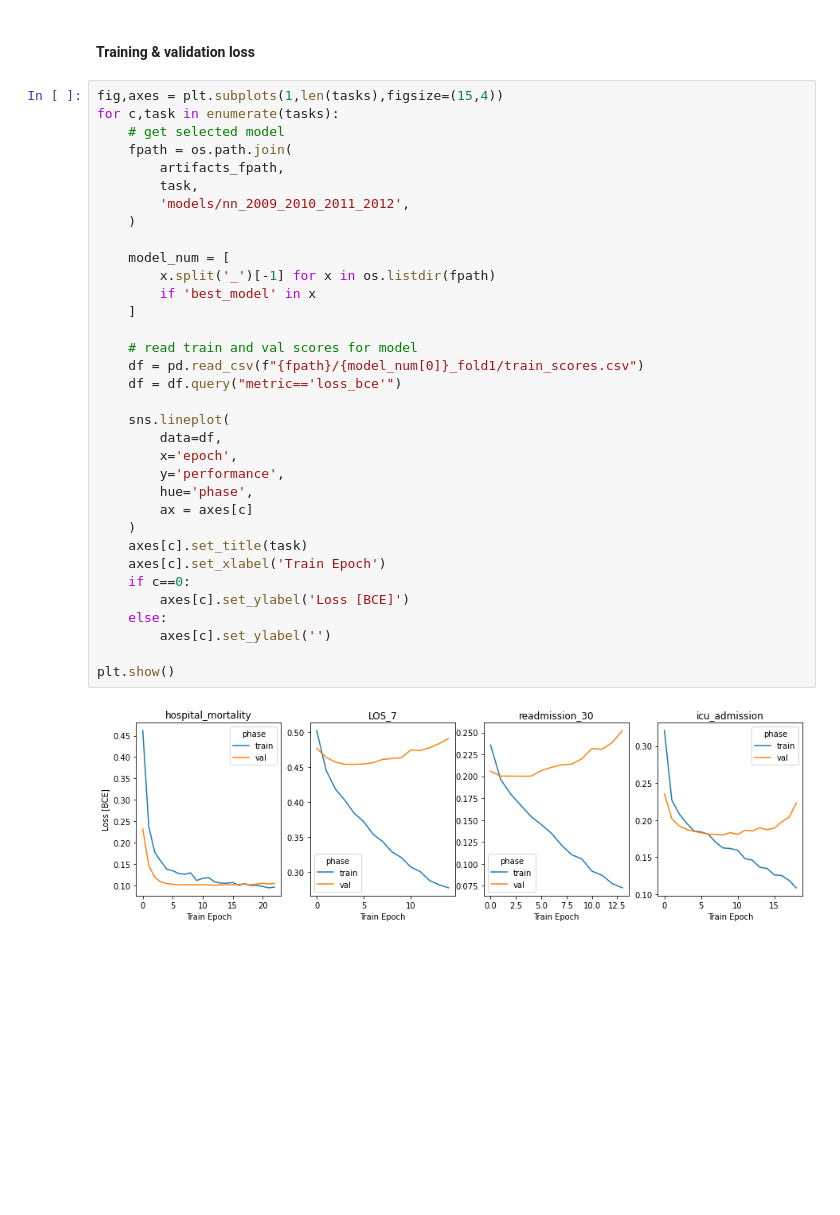
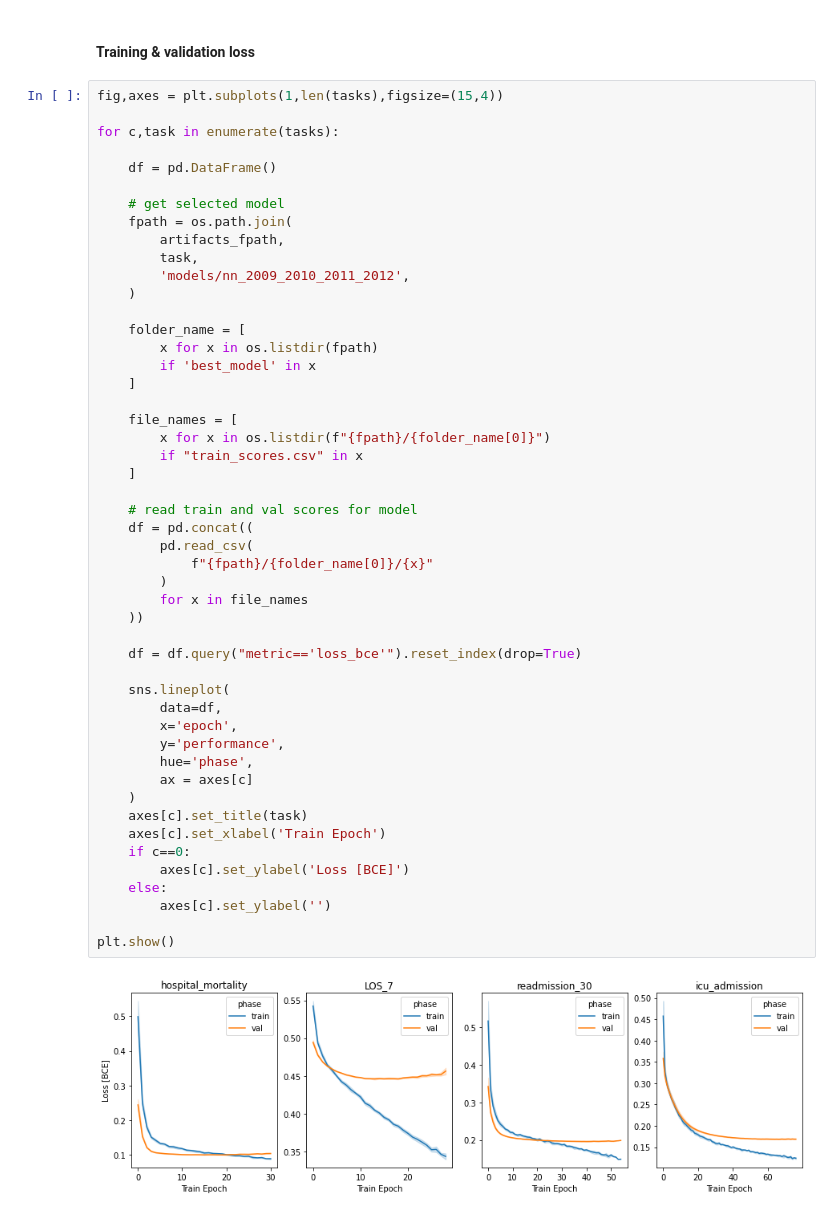
Before and after one commit to som-shahlab/temp_ds_shift_robustness, a Jupyter notebook: experiments/baseline/notebooks/sup_pred_probs_calibration.ipynb, the cells around one changed output. Drawn from its saved outputs; the diff is of its cells as text; blank space fills up the shorter version.

```diff
--- a/experiments/baseline/notebooks/sup_pred_probs_calibration.ipynb
+++ b/experiments/baseline/notebooks/sup_pred_probs_calibration.ipynb
@@ -163,37 +163,52 @@ plt.tight_layout()
 #### Training & validation loss
 # %%
 fig,axes = plt.subplots(1,len(tasks),figsize=(15,4))
+
 for c,task in enumerate(tasks):
+
+    df = pd.DataFrame()
+
     # get selected model
     fpath = os.path.join(
         artifacts_fpath,
         task,
         'models/nn_2009_2010_2011_2012',
     )
 
-    model_num = [
-        x.split('_')[-1] for x in os.listdir(fpath)
+    folder_name = [
+        x for x in os.listdir(fpath)
         if 'best_model' in x
     ]
 
+    file_names = [
+        x for x in os.listdir(f"{fpath}/{folder_name[0]}")
+        if "train_scores.csv" in x
+    ]
+
     # read train and val scores for model
-    df = pd.read_csv(f"{fpath}/{model_num[0]}_fold1/train_scores.csv")
-    df = df.query("metric=='loss_bce'")
+    df = pd.concat((
+        pd.read_csv(
+            f"{fpath}/{folder_name[0]}/{x}"
+        )
+        for x in file_names
+    ))
+
+    df = df.query("metric=='loss_bce'").reset_index(drop=True)
 
     sns.lineplot(
         data=df,
         x='epoch',
         y='performance',
         hue='phase',
         ax = axes[c]
     )
     axes[c].set_title(task)
     axes[c].set_xlabel('Train Epoch')
     if c==0:
         axes[c].set_ylabel('Loss [BCE]')
     else:
         axes[c].set_ylabel('')
 
 plt.show()
 # %% [output]
-[figure, old version]
+[figure, new version]
```
Also changed, not shown: parts of 3 cells of this notebook, 6 other files.
